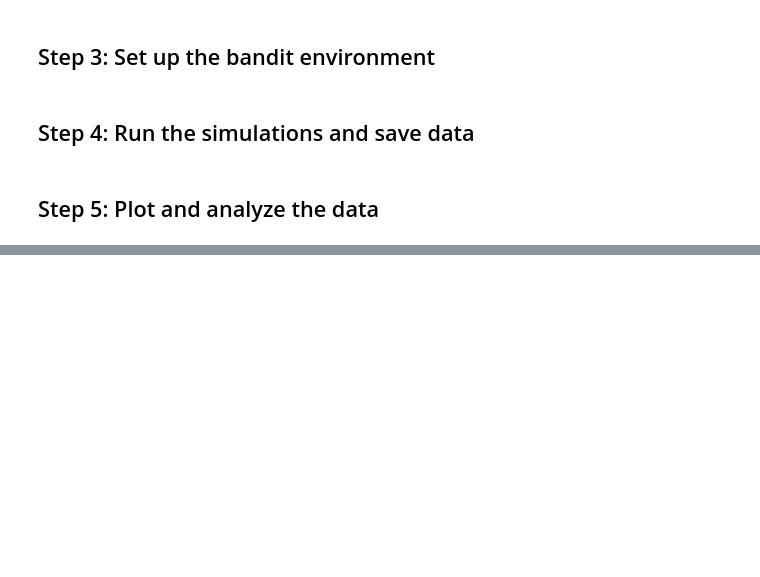
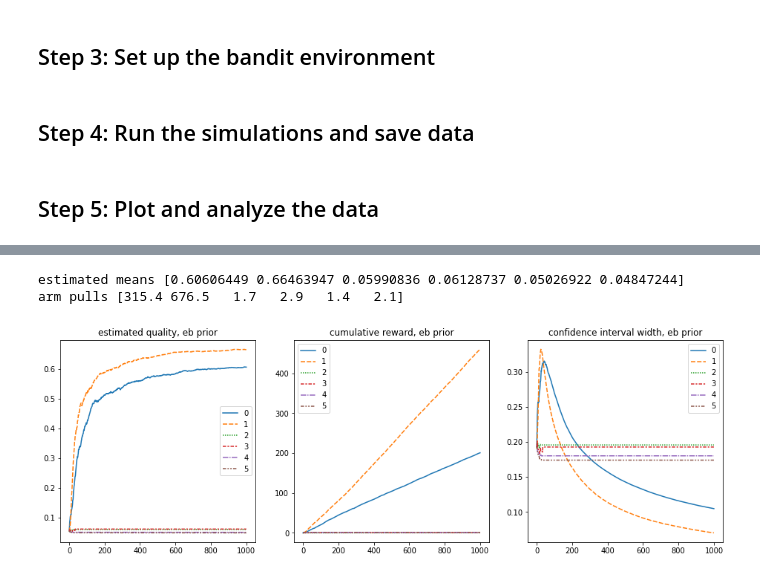
Before and after one commit to LEFTA98/ratings_with_eb, a Jupyter notebook: mab_experiments.ipynb, the cells around one changed output, grey strips where cells are left out. Saved outputs shown, nothing was run; the diff lists cells and outputs as text; code cells hidden in the pictures; blank space fills up the shorter version.

```diff
--- a/mab_experiments.ipynb
+++ b/mab_experiments.ipynb
@@ -157,7 +165,7 @@ uninformed_prior_data, uninformed_rewards_data = run_multiarmed_bandit(kuairec_c
                                                                        timesteps=timesteps,
                                                                        num_sims=num_sims)
 # %%
-eb_prior_data, eb_rewards_data = run_multiarmed_bandit(kuairec_chosen,
+eb_prior_data, eb_rewards_data, eb_plays = run_multiarmed_bandit(kuairec_chosen,
                                                        sampled_videos,
                                                        eb_priors,
                                                        ts_action,
@@ -181,0 +216,12 @@ Text(0.5, 1.0, 'estimated quality, eb prior')
+# %%
+f, axes = plt.subplots(1, 3)
+f.set_size_inches(16, 5)
+sns.lineplot(eb_means, ax=axes[0]).set_title('estimated quality, eb prior')
+sns.lineplot(eb_rewards_data, ax=axes[1]).set_title('cumulative reward, eb prior')
+sns.lineplot(eb_conf_width, ax=axes[2]).set_title('confidence interval width, eb prior')
+print('estimated means', eb_means[-1,:])
+print('arm pulls', eb_plays)
+# %% [output]
+estimated means [0.60606449 0.66463947 0.05990836 0.06128737 0.05026922 0.04847244]
+arm pulls [315.4 676.5   1.7   2.9   1.4   2.1]
+[figure, added]
```
Also changed, not shown: parts of 23 cells of this notebook.
